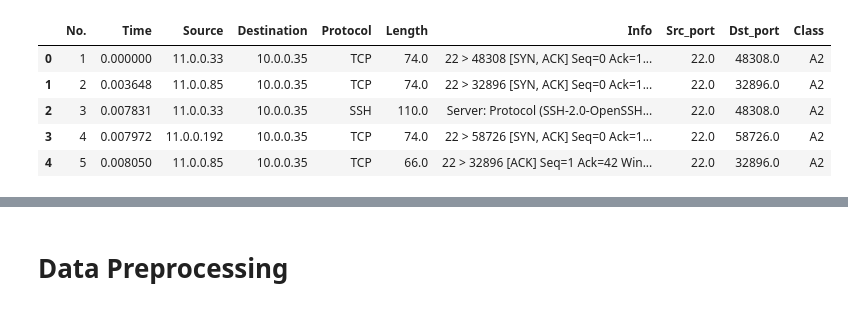
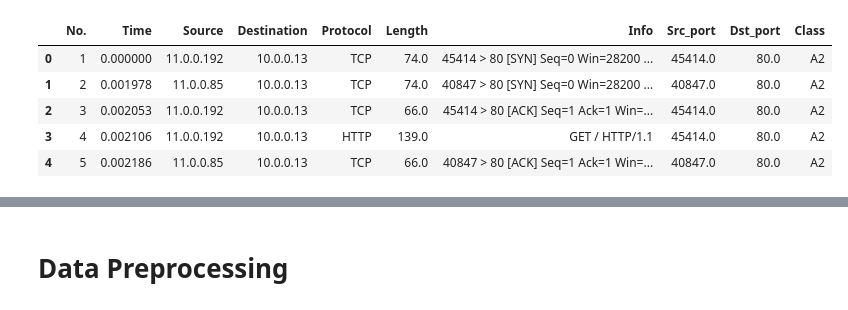
Before and after one commit to sandu9618/apriori, a Jupyter notebook: apriori.ipynb, the cells around one changed output, grey strips where cells are left out. Saved outputs shown, nothing was run; the diff lists cells and outputs as text; code cells hidden in the pictures.

```diff
--- a/apriori.ipynb
+++ b/apriori.ipynb
@@ -6,12 +6,12 @@ import os
 from ipaddress import ip_address, ip_interface, ip_network
 import re
 # %%
-dataSet = pd.read_csv('Data/data_final_1_4.csv')
+dataSet = pd.read_csv('Data/data_final_1_5.csv')
 dataSet.head()
 # %% [output]
 |  | No. | Time | Source | Destination | Protocol | Length | Info | Src_port | Dst_port | Class |
-| 0 | 1 | 0.000000 | 11.0.0.33 | 10.0.0.35 | TCP | 74.0 | 22 > 48308 [SYN, ACK] Seq=0 Ack=1... | 22.0 | 48308.0 | A2 |
-| 1 | 2 | 0.003648 | 11.0.0.85 | 10.0.0.35 | TCP | 74.0 | 22 > 32896 [SYN, ACK] Seq=0 Ack=1... | 22.0 | 32896.0 | A2 |
-| 2 | 3 | 0.007831 | 11.0.0.33 | 10.0.0.35 | SSH | 110.0 | Server: Protocol (SSH-2.0-OpenSSH... | 22.0 | 48308.0 | A2 |
-| 3 | 4 | 0.007972 | 11.0.0.192 | 10.0.0.35 | TCP | 74.0 | 22 > 58726 [SYN, ACK] Seq=0 Ack=1... | 22.0 | 58726.0 | A2 |
-| 4 | 5 | 0.008050 | 11.0.0.85 | 10.0.0.35 | TCP | 66.0 | 22 > 32896 [ACK] Seq=1 Ack=42 Win... | 22.0 | 32896.0 | A2 |
+| 0 | 1 | 0.000000 | 11.0.0.192 | 10.0.0.13 | TCP | 74.0 | 45414 > 80 [SYN] Seq=0 Win=28200 ... | 45414.0 | 80.0 | A2 |
+| 1 | 2 | 0.001978 | 11.0.0.85 | 10.0.0.13 | TCP | 74.0 | 40847 > 80 [SYN] Seq=0 Win=28200 ... | 40847.0 | 80.0 | A2 |
+| 2 | 3 | 0.002053 | 11.0.0.192 | 10.0.0.13 | TCP | 66.0 | 45414 > 80 [ACK] Seq=1 Ack=1 Win=... | 45414.0 | 80.0 | A2 |
+| 3 | 4 | 0.002106 | 11.0.0.192 | 10.0.0.13 | HTTP | 139.0 | GET / HTTP/1.1 | 45414.0 | 80.0 | A2 |
+| 4 | 5 | 0.002186 | 11.0.0.85 | 10.0.0.13 | TCP | 66.0 | 40847 > 80 [ACK] Seq=1 Ack=1 Win=... | 40847.0 | 80.0 | A2 |
```
Also changed, not shown: parts of 13 cells of this notebook.
